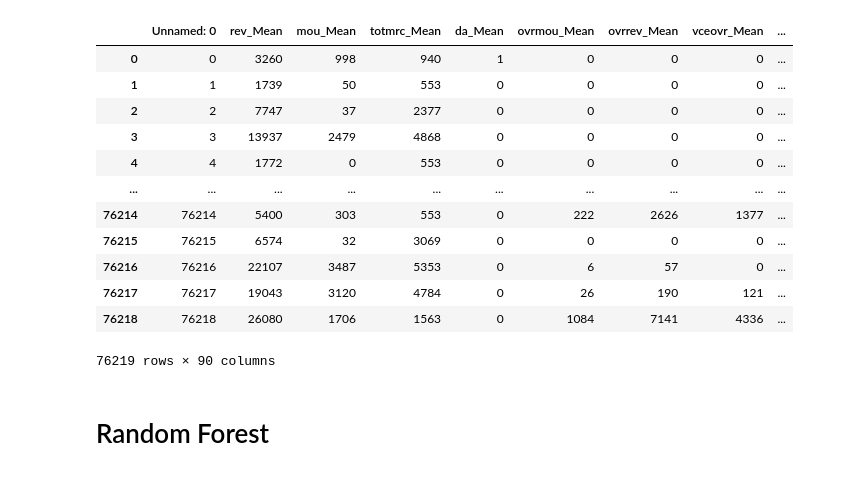
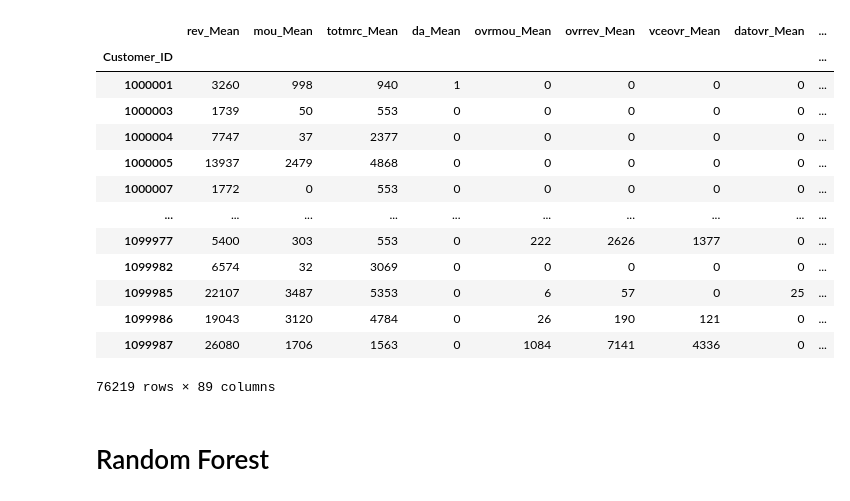
Before and after one commit to Jheel-patel/Predicting-Customer-Churn, a Jupyter notebook: Data Modeling.ipynb, the cells around one changed output. Saved outputs shown, nothing was run; the diff lists cells and outputs as text; code cells hidden in the pictures.

```diff
--- a/Data Modeling.ipynb
+++ b/Data Modeling.ipynb
@@ -20,20 +18,23 @@ Support Vector Machines (SVM)
 # %%
 df = pd.read_csv('Cleaned Data.csv')
-df
-# %% [output]
-|  | Unnamed: 0 | rev_Mean | mou_Mean | totmrc_Mean | da_Mean | ovrmou_Mean | ovrrev_Mean | vceovr_Mean | ... |
-| 0 | 0 | 3260 | 998 | 940 | 1 | 0 | 0 | 0 | ... |
-| 1 | 1 | 1739 | 50 | 553 | 0 | 0 | 0 | 0 | ... |
-| 2 | 2 | 7747 | 37 | 2377 | 0 | 0 | 0 | 0 | ... |
-| 3 | 3 | 13937 | 2479 | 4868 | 0 | 0 | 0 | 0 | ... |
-| 4 | 4 | 1772 | 0 | 553 | 0 | 0 | 0 | 0 | ... |
-| ... | ... | ... | ... | ... | ... | ... | ... | ... | ... |
-| 76214 | 76214 | 5400 | 303 | 553 | 0 | 222 | 2626 | 1377 | ... |
-| 76215 | 76215 | 6574 | 32 | 3069 | 0 | 0 | 0 | 0 | ... |
-| 76216 | 76216 | 22107 | 3487 | 5353 | 0 | 6 | 57 | 0 | ... |
-| 76217 | 76217 | 19043 | 3120 | 4784 | 0 | 26 | 190 | 121 | ... |
-| 76218 | 76218 | 26080 | 1706 | 1563 | 0 | 1084 | 7141 | 4336 | ... |
-76219 rows × 90 columns
+# %%
+df = df.set_index('Customer_ID')
+df
+# %% [output]
+|  | rev_Mean | mou_Mean | totmrc_Mean | da_Mean | ovrmou_Mean | ovrrev_Mean | vceovr_Mean | datovr_Mean | ... |
+| Customer_ID |  |  |  |  |  |  |  |  | ... |
+| 1000001 | 3260 | 998 | 940 | 1 | 0 | 0 | 0 | 0 | ... |
+| 1000003 | 1739 | 50 | 553 | 0 | 0 | 0 | 0 | 0 | ... |
+| 1000004 | 7747 | 37 | 2377 | 0 | 0 | 0 | 0 | 0 | ... |
+| 1000005 | 13937 | 2479 | 4868 | 0 | 0 | 0 | 0 | 0 | ... |
+| 1000007 | 1772 | 0 | 553 | 0 | 0 | 0 | 0 | 0 | ... |
+| ... | ... | ... | ... | ... | ... | ... | ... | ... | ... |
+| 1099977 | 5400 | 303 | 553 | 0 | 222 | 2626 | 1377 | 0 | ... |
+| 1099982 | 6574 | 32 | 3069 | 0 | 0 | 0 | 0 | 0 | ... |
+| 1099985 | 22107 | 3487 | 5353 | 0 | 6 | 57 | 0 | 25 | ... |
+| 1099986 | 19043 | 3120 | 4784 | 0 | 26 | 190 | 121 | 0 | ... |
+| 1099987 | 26080 | 1706 | 1563 | 0 | 1084 | 7141 | 4336 | 0 | ... |
+76219 rows × 89 columns
 # %% [markdown]
 # Random Forest
 # %%
```
Also changed, not shown: parts of 20 cells of this notebook, 1 other file.
